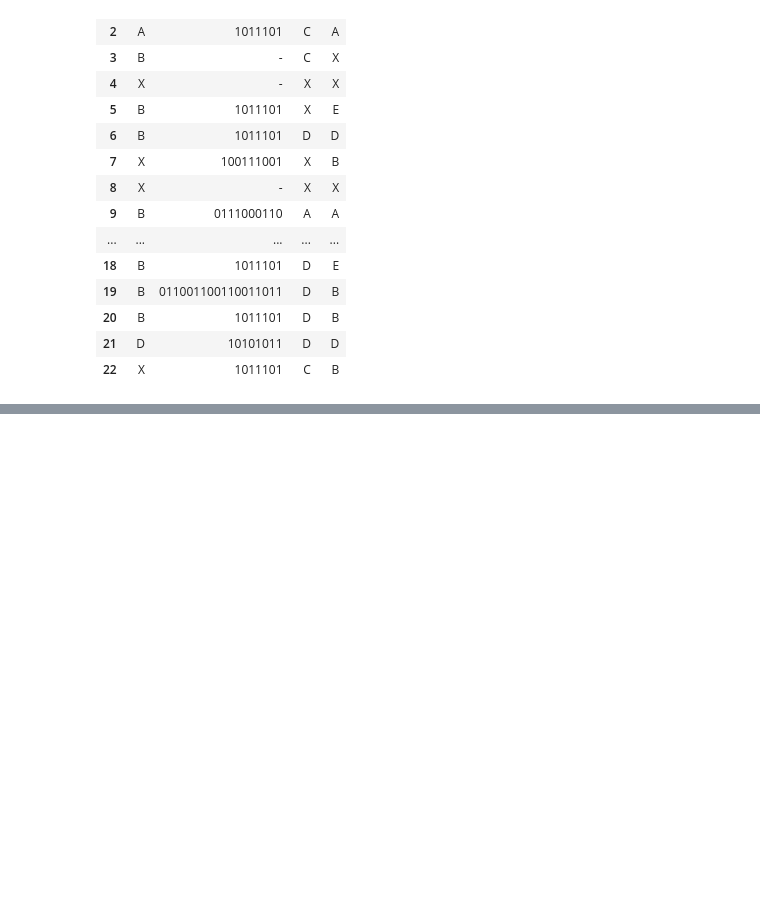
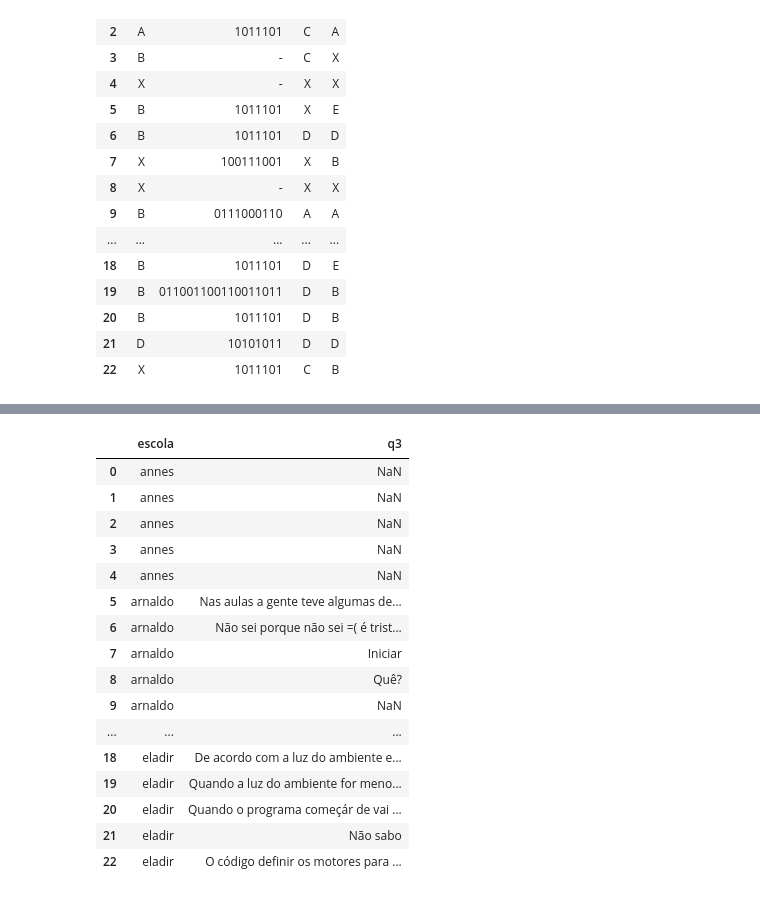
Before and after one commit to GERM-UDESC/questionarios-semestral, a Jupyter notebook: analises.ipynb, the cells around one changed output, grey strips where cells are left out. Drawn from its saved outputs; the diff is of its cells as text; code cells hidden in the pictures; blank space fills up the shorter version.

Commit message:
resposta aberta adicionada

```diff
--- a/analises.ipynb
+++ b/analises.ipynb
@@ -336 +336,23 @@ contagem_resultados
 | Não respondeu | 6 | 5 | 5 | 4 |
+# %%
+pd.set_option('display.max_colwidth', None)
+aberta2 = q2_data[["escola", "q3"]]
+aberta2
+# %% [output]
+|  | escola | q3 |
+| 0 | annes | NaN |
+| 1 | annes | NaN |
+| 2 | annes | NaN |
+| 3 | annes | NaN |
+| 4 | annes | NaN |
+| 5 | arnaldo | Nas aulas a gente teve algumas de... |
+| 6 | arnaldo | Não sei porque não sei =( é trist... |
+| 7 | arnaldo | Iniciar |
+| 8 | arnaldo | Quê? |
+| 9 | arnaldo | NaN |
+| ... | ... | ... |
+| 18 | eladir | De acordo com a luz do ambiente e... |
+| 19 | eladir | Quando a luz do ambiente for meno... |
+| 20 | eladir | Quando o programa começár de vai ... |
+| 21 | eladir | Não sabo |
+| 22 | eladir | O código definir os motores para ... |
```
Also changed, not shown: parts of 1 cell of this notebook.
